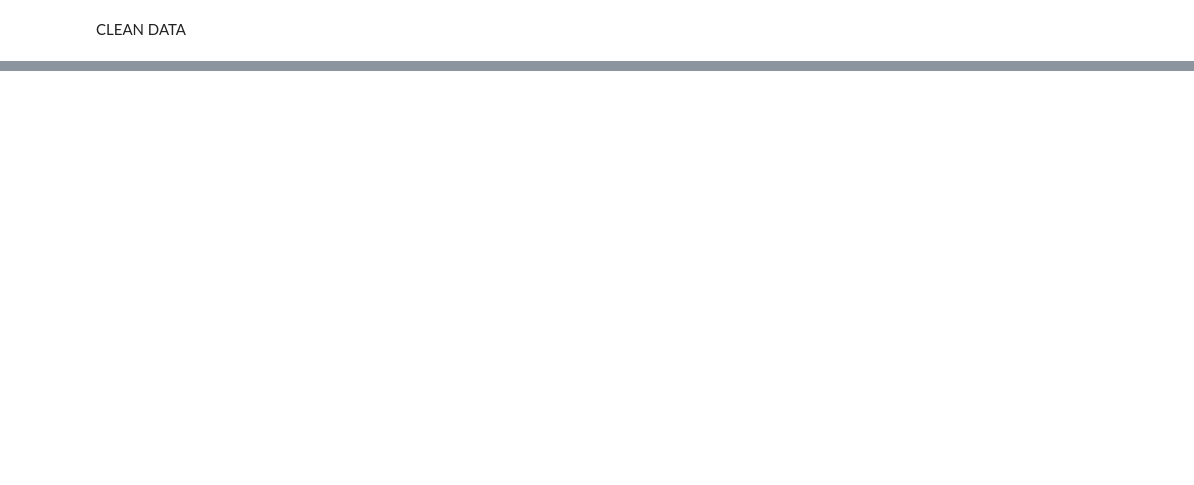
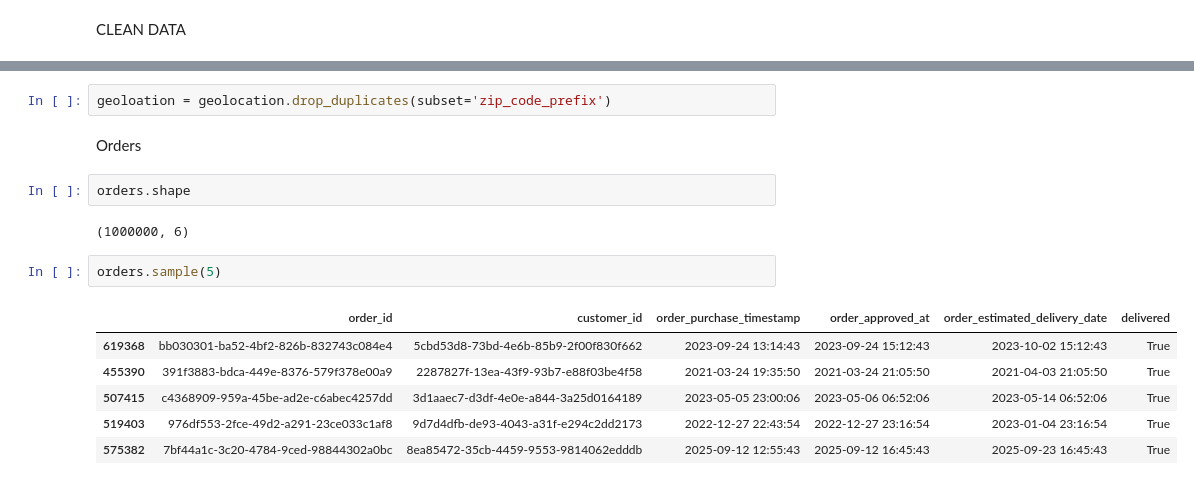
Before and after one commit to havryliakbohdan/eda-end-to-end-project, a Jupyter notebook: main.ipynb, the cells around one changed output, grey strips where cells are left out. Cells and saved outputs as stored; diff of their text form; blank space fills up the shorter version.

```diff
--- a/main.ipynb
+++ b/main.ipynb
@@ -48,0 +87,17 @@ customers.first_join_date = pd.to_datetime(customers.first_join_date, errors='co
+# %%
+geoloation = geolocation.drop_duplicates(subset='zip_code_prefix')
+# %% [markdown]
+Orders
+# %%
+orders.shape
+# %% [output]
+(1000000, 6)
+# %%
+orders.sample(5)
+# %% [output]
+|  | order_id | customer_id | order_purchase_timestamp | order_approved_at | order_estimated_delivery_date | delivered |
+| 619368 | bb030301-ba52-4bf2-826b-832743c084e4 | 5cbd53d8-73bd-4e6b-85b9-2f00f830f662 | 2023-09-24 13:14:43 | 2023-09-24 15:12:43 | 2023-10-02 15:12:43 | True |
+| 455390 | 391f3883-bdca-449e-8376-579f378e00a9 | 2287827f-13ea-43f9-93b7-e88f03be4f58 | 2021-03-24 19:35:50 | 2021-03-24 21:05:50 | 2021-04-03 21:05:50 | True |
+| 507415 | c4368909-959a-45be-ad2e-c6abec4257dd | 3d1aaec7-d3df-4e0e-a844-3a25d0164189 | 2023-05-05 23:00:06 | 2023-05-06 06:52:06 | 2023-05-14 06:52:06 | True |
+| 519403 | 976df553-2fce-49d2-a291-23ce033c1af8 | 9d7d4dfb-de93-4043-a31f-e294c2dd2173 | 2022-12-27 22:43:54 | 2022-12-27 23:16:54 | 2023-01-04 23:16:54 | True |
+| 575382 | 7bf44a1c-3c20-4784-9ced-98844302a0bc | 8ea85472-35cb-4459-9553-9814062edddb | 2025-09-12 12:55:43 | 2025-09-12 16:45:43 | 2025-09-23 16:45:43 | True |
```
Also changed, not shown: parts of 57 cells of this notebook.
